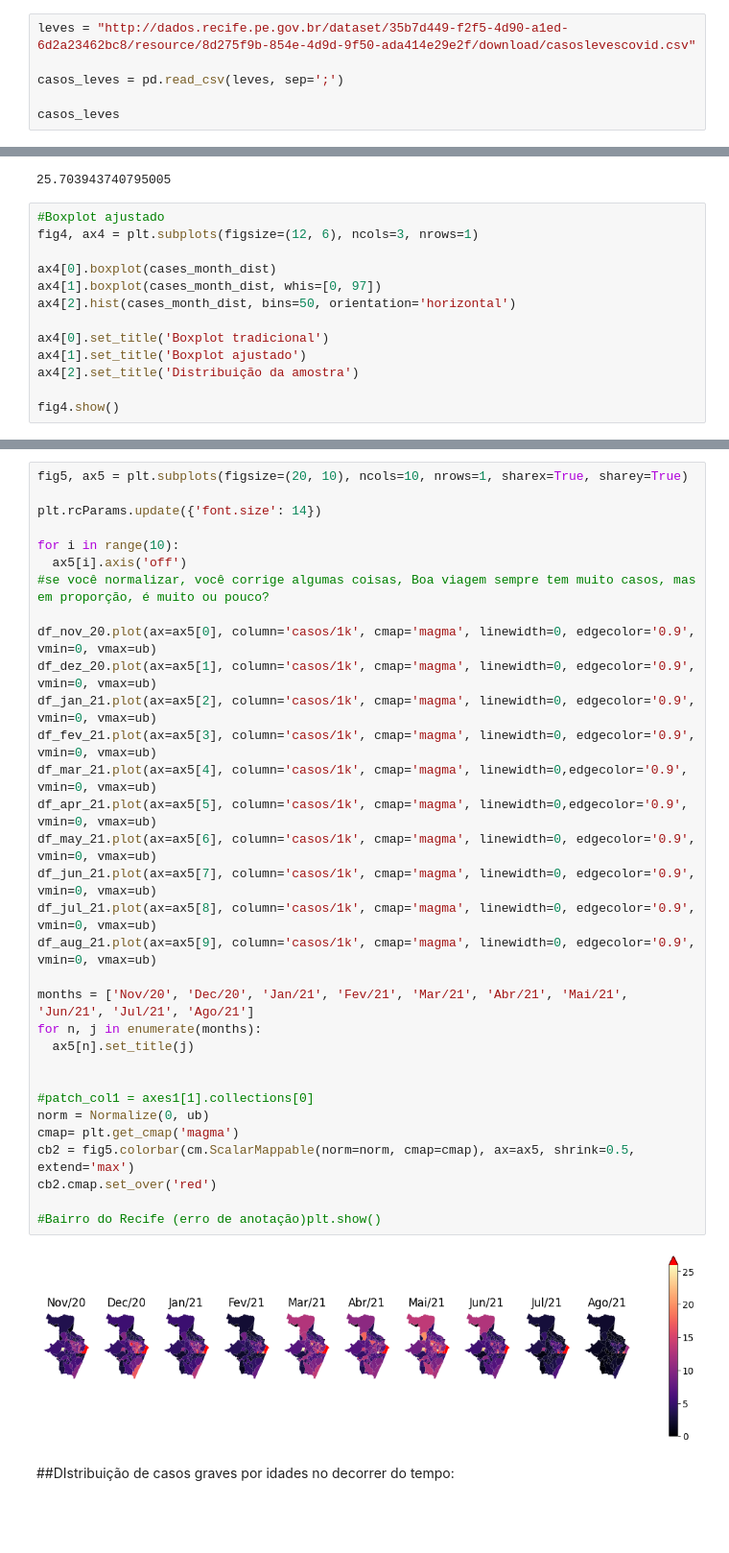
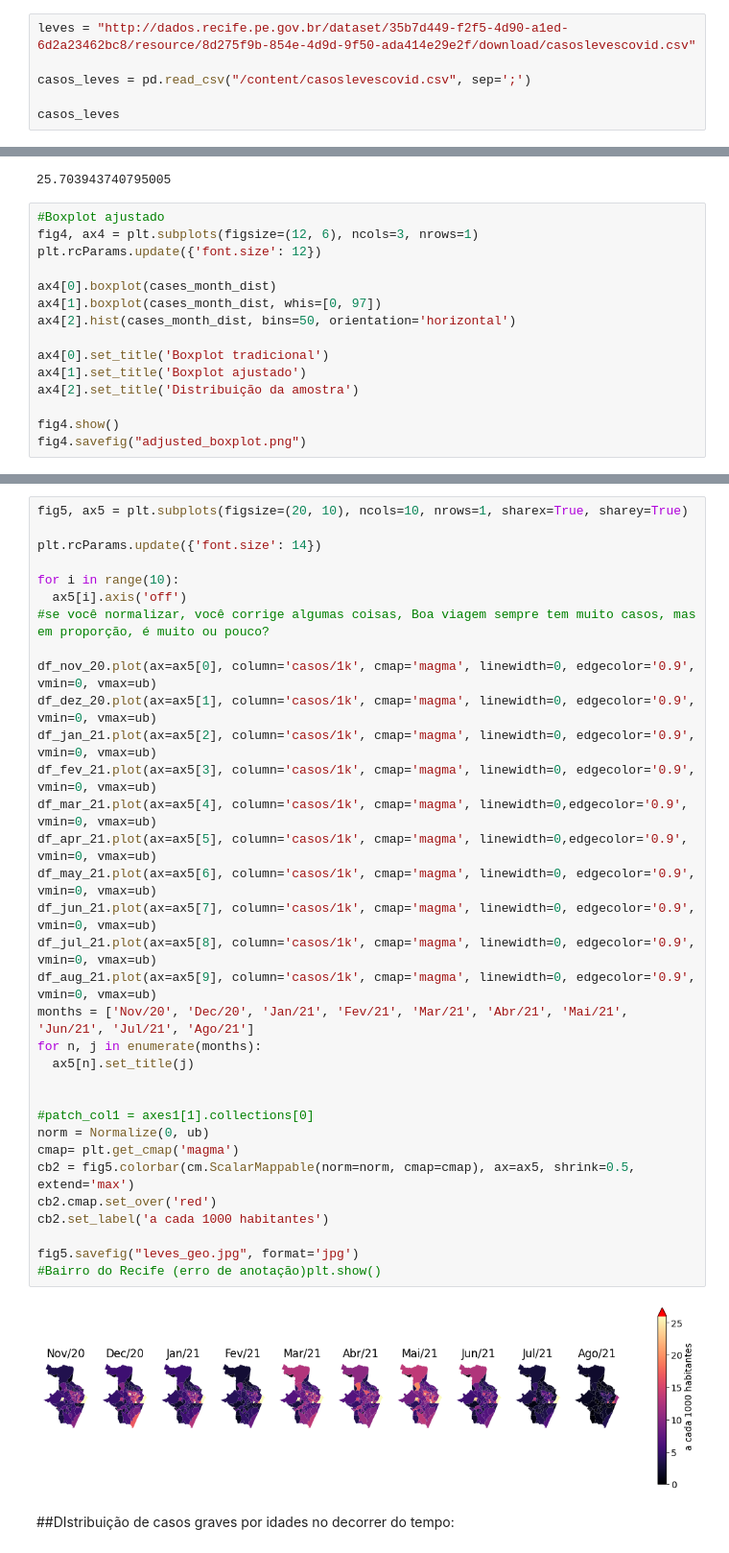
Before and after one commit to agenorrneto/pandemia_recife, a Jupyter notebook: pandemic_at_recife.ipynb, the cells around one changed output, grey strips where cells are left out. Shown at 96% size. Cells and saved outputs as stored; diff of their text form; blank space fills up the shorter version.

```diff
--- a/pandemic_at_recife.ipynb
+++ b/pandemic_at_recife.ipynb
@@ -525,7 +557,7 @@ bairros_json
 # %%
 leves = "http://dados.recife.pe.gov.br/dataset/35b7d449-f2f5-4d90-a1ed-6d2a23462bc8/resource/8d275f9b-854e-4d9d-9f50-ada414e29e2f/download/casoslevescovid.csv"
 
-casos_leves = pd.read_csv(leves, sep=';')
+casos_leves = pd.read_csv("/content/casoslevescovid.csv", sep=';')
 
 casos_leves
 # %% [output]
@@ -686,6 +718,7 @@ np.percentile(cases_month_dist, 97.23404) #Provando
 # %%
 #Boxplot ajustado
 fig4, ax4 = plt.subplots(figsize=(12, 6), ncols=3, nrows=1)
+plt.rcParams.update({'font.size': 12})
 
 ax4[0].boxplot(cases_month_dist)
 ax4[1].boxplot(cases_month_dist, whis=[0, 97])
@@ -696,4 +729,5 @@ ax4[1].set_title('Boxplot ajustado')
 ax4[2].set_title('Distribuição da amostra')
 
 fig4.show()
+fig4.savefig("adjusted_boxplot.png")
 # %% [output]
@@ -723,35 +751,36 @@ fig5, ax5 = plt.subplots(figsize=(20, 10), ncols=10, nrows=1, sharex=True, share
 
 plt.rcParams.update({'font.size': 14})
 
 for i in range(10):
   ax5[i].axis('off')
 #se você normalizar, você corrige algumas coisas, Boa viagem sempre tem muito casos, mas em proporção, é muito ou pouco?
 
 df_nov_20.plot(ax=ax5[0], column='casos/1k', cmap='magma', linewidth=0, edgecolor='0.9', vmin=0, vmax=ub)
 df_dez_20.plot(ax=ax5[1], column='casos/1k', cmap='magma', linewidth=0, edgecolor='0.9', vmin=0, vmax=ub)
 df_jan_21.plot(ax=ax5[2], column='casos/1k', cmap='magma', linewidth=0, edgecolor='0.9', vmin=0, vmax=ub)
 df_fev_21.plot(ax=ax5[3], column='casos/1k', cmap='magma', linewidth=0, edgecolor='0.9', vmin=0, vmax=ub)
 df_mar_21.plot(ax=ax5[4], column='casos/1k', cmap='magma', linewidth=0,edgecolor='0.9', vmin=0, vmax=ub)
 df_apr_21.plot(ax=ax5[5], column='casos/1k', cmap='magma', linewidth=0,edgecolor='0.9', vmin=0, vmax=ub)
 df_may_21.plot(ax=ax5[6], column='casos/1k', cmap='magma', linewidth=0, edgecolor='0.9', vmin=0, vmax=ub)
 df_jun_21.plot(ax=ax5[7], column='casos/1k', cmap='magma', linewidth=0, edgecolor='0.9', vmin=0, vmax=ub)
 df_jul_21.plot(ax=ax5[8], column='casos/1k', cmap='magma', linewidth=0, edgecolor='0.9', vmin=0, vmax=ub)
 df_aug_21.plot(ax=ax5[9], column='casos/1k', cmap='magma', linewidth=0, edgecolor='0.9', vmin=0, vmax=ub)
-
 months = ['Nov/20', 'Dec/20', 'Jan/21', 'Fev/21', 'Mar/21', 'Abr/21', 'Mai/21', 'Jun/21', 'Jul/21', 'Ago/21']
 for n, j in enumerate(months):
   ax5[n].set_title(j)
 
 
 #patch_col1 = axes1[1].collections[0]
 norm = Normalize(0, ub)
 cmap= plt.get_cmap('magma')
 cb2 = fig5.colorbar(cm.ScalarMappable(norm=norm, cmap=cmap), ax=ax5, shrink=0.5, extend='max')
 cb2.cmap.set_over('red')
+cb2.set_label('a cada 1000 habitantes')
 
+fig5.savefig("leves_geo.jpg", format='jpg')
 #Bairro do Recife (erro de anotação)plt.show()
 # %% [output]
-[figure, old version]
+[figure, new version]
 # %% [markdown]
 ##DIstribuição de casos graves por idades no decorrer do tempo:
 # %%
```
Also changed, not shown: parts of 41 cells of this notebook.
